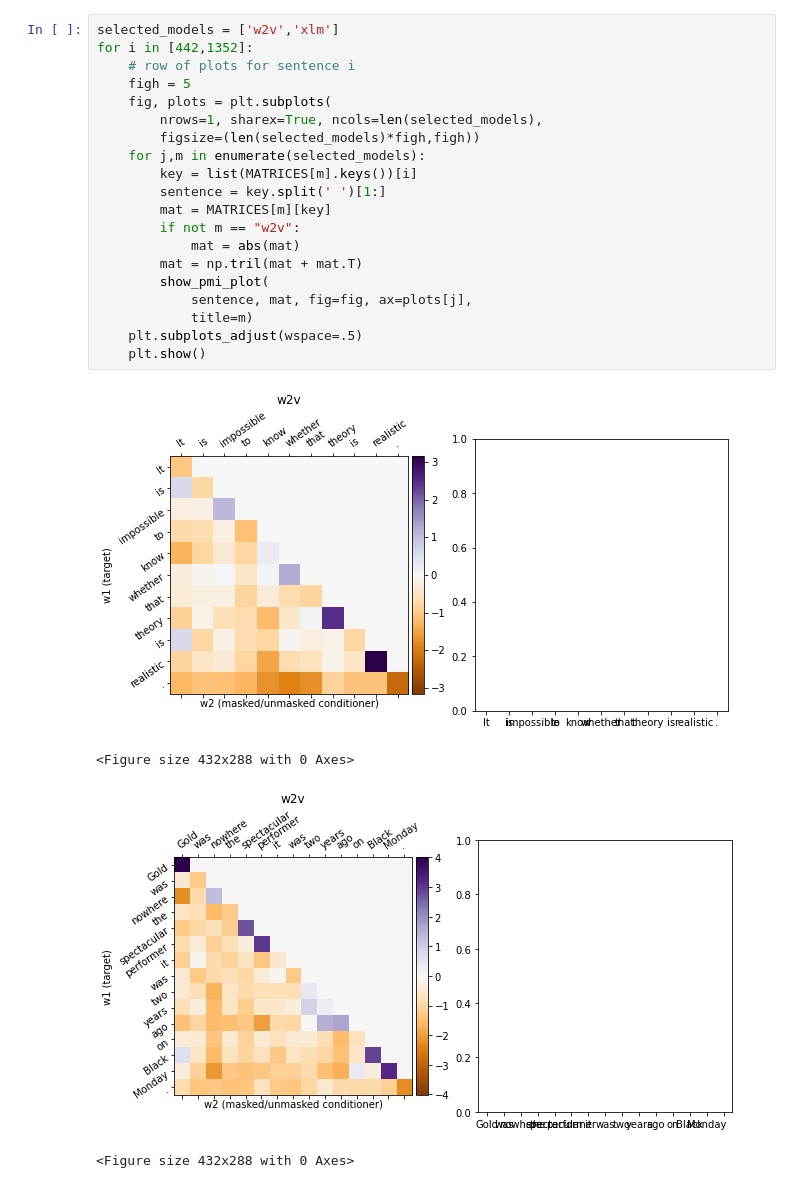
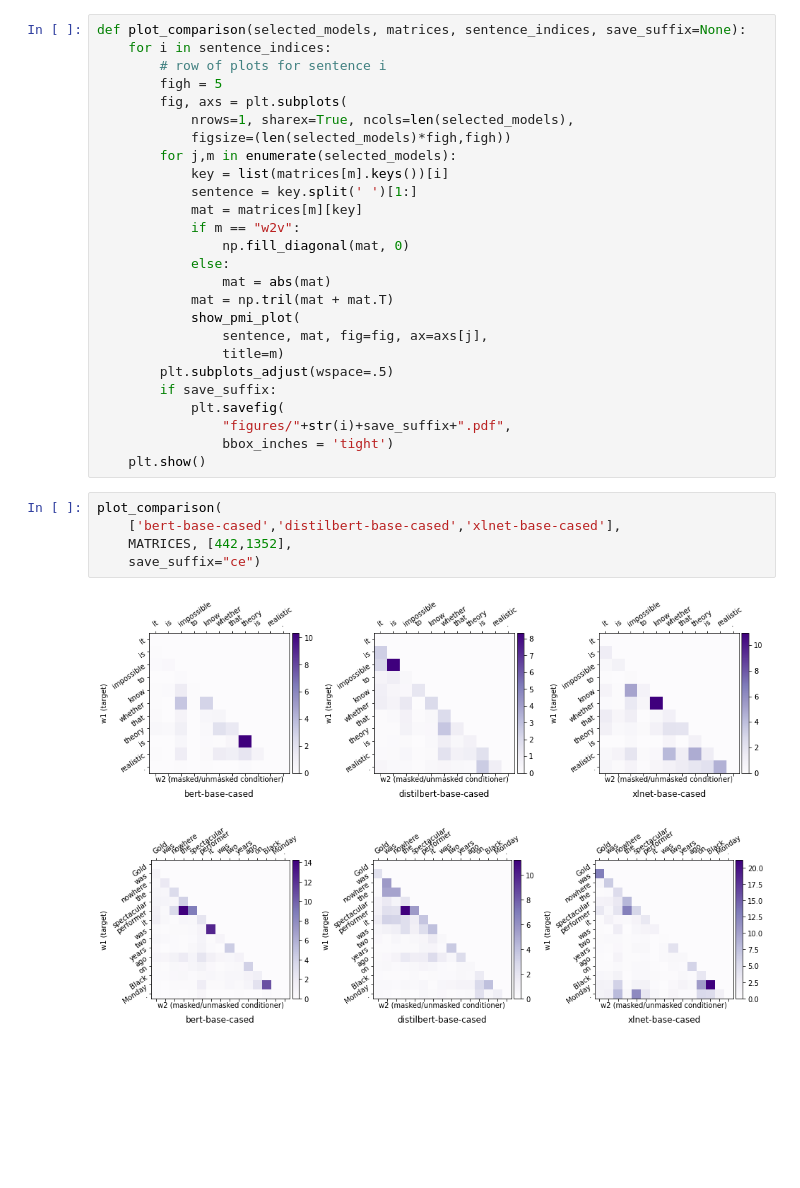
Before and after one commit to postylem/pmi-dependencies, a Jupyter notebook: inspecting_cpmi_matrices.ipynb, the cells around one changed output. Saved outputs shown, nothing was run; the diff lists cells and outputs as text; blank space fills up the shorter version.

```diff
--- a/inspecting_cpmi_matrices.ipynb
+++ b/inspecting_cpmi_matrices.ipynb
@@ -88,25 +139,34 @@ for i in [442,1352]:
 # %%
-selected_models = ['w2v','xlm']
-for i in [442,1352]:
-    # row of plots for sentence i
-    figh = 5
-    fig, plots = plt.subplots(
-        nrows=1, sharex=True, ncols=len(selected_models),
-        figsize=(len(selected_models)*figh,figh))
-    for j,m in enumerate(selected_models):
-        key = list(MATRICES[m].keys())[i]
-        sentence = key.split(' ')[1:]
-        mat = MATRICES[m][key]
-        if not m == "w2v":
-            mat = abs(mat)
-        mat = np.tril(mat + mat.T)
-        show_pmi_plot(
-            sentence, mat, fig=fig, ax=plots[j],
-            title=m)
-    plt.subplots_adjust(wspace=.5)
+def plot_comparison(selected_models, matrices, sentence_indices, save_suffix=None):
+    for i in sentence_indices:
+        # row of plots for sentence i
+        figh = 5
+        fig, axs = plt.subplots(
+            nrows=1, sharex=True, ncols=len(selected_models),
+            figsize=(len(selected_models)*figh,figh))
+        for j,m in enumerate(selected_models):
+            key = list(matrices[m].keys())[i]
+            sentence = key.split(' ')[1:]
+            mat = matrices[m][key]
+            if m == "w2v":
+                np.fill_diagonal(mat, 0)
+            else:
+                mat = abs(mat)
+            mat = np.tril(mat + mat.T)
+            show_pmi_plot(
+                sentence, mat, fig=fig, ax=axs[j],
+                title=m)
+        plt.subplots_adjust(wspace=.5)
+        if save_suffix:
+            plt.savefig(
+                "figures/"+str(i)+save_suffix+".pdf",
+                bbox_inches = 'tight')
     plt.show()
-# %% [output]
-[figure, removed]
-<Figure size 432x288 with 0 Axes>
-[figure, removed]
-<Figure size 432x288 with 0 Axes>
+# %%
+plot_comparison(
+    ['bert-base-cased','distilbert-base-cased','xlnet-base-cased'],
+    MATRICES, [442,1352],
+    save_suffix="ce")
+# %% [output]
+[figure, added]
+[figure, added]
```
Also changed, not shown: parts of 9 cells of this notebook, 8 other files.
